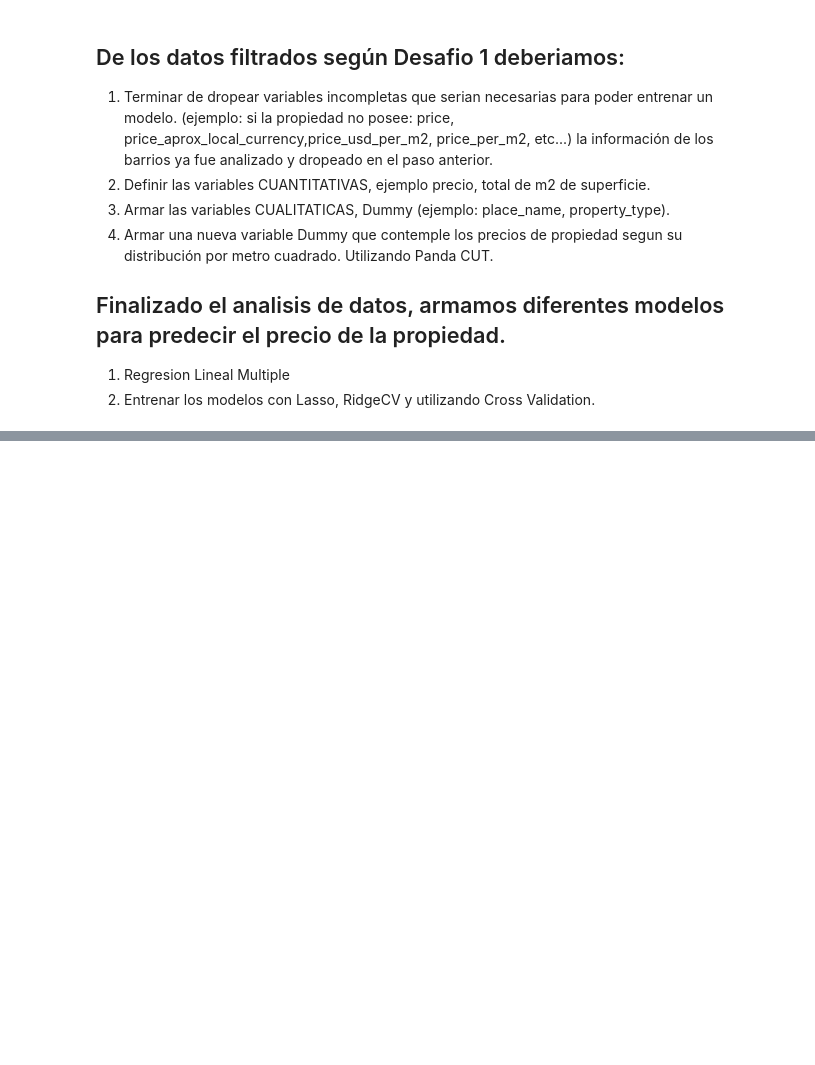
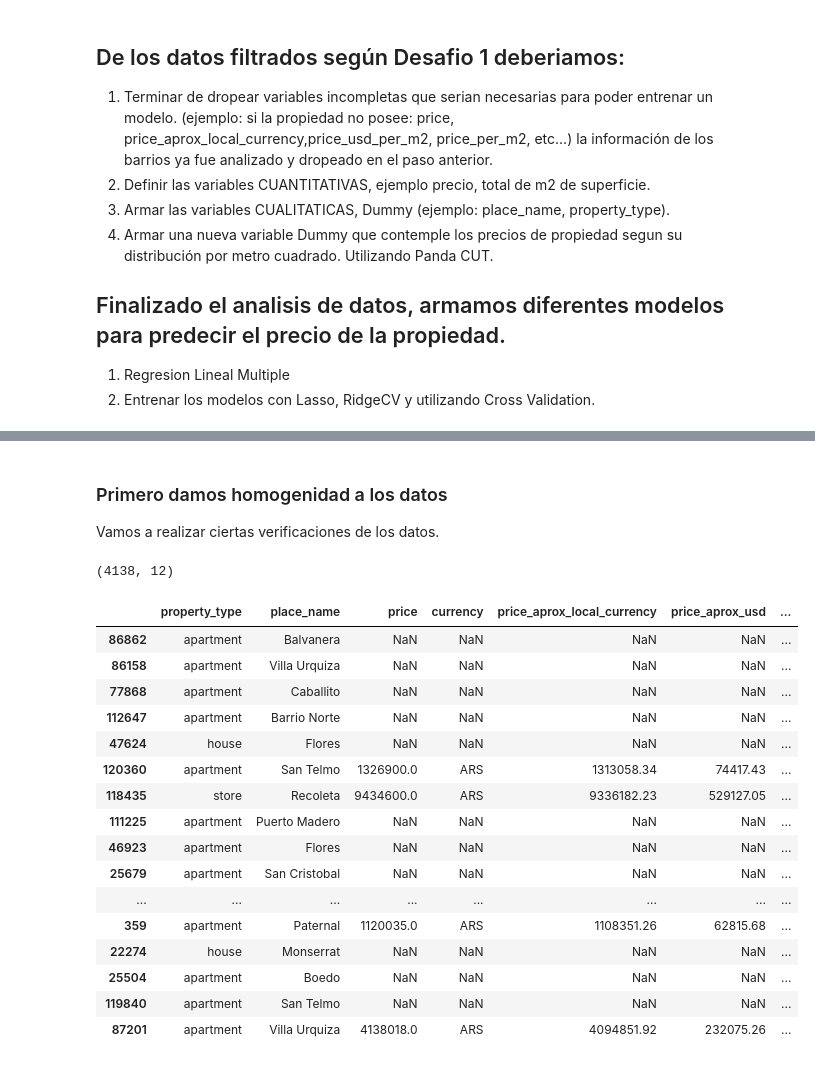
Before and after one commit to nachommm/Desafio2, a Jupyter notebook: desafio2-machine.learning.ipynb, the cells around one changed output, grey strips where cells are left out. Cells and saved outputs as stored; diff of their text form; code cells hidden in the pictures; blank space fills up the shorter version.

Commit message:
Fix Datos

```diff
--- a/desafio2-machine.learning.ipynb
+++ b/desafio2-machine.learning.ipynb
@@ -157,0 +161,38 @@ data_caba.head()
+# %% [markdown]
+### Primero damos homogenidad a los datos
+
+Vamos a realizar ciertas verificaciones de los datos.
+# %%
+# 1. Verificamos que el price y el price_aprox_usd sean los mismos, y luego si fuera así dropeamos el price_aprox_usd
+
+mask_price_validation = data_caba.price != data_caba.price_aprox_usd
+
+display(data_caba.loc[mask_price_validation, :].shape)
+
+# Detectamos que hay 4138 propiedades donde los valores son diferentes? pero estan en Pesos o son NaN?
+
+display(data_caba.loc[mask_price_validation, :].sample(20))
+
+# Detectamos que tenemos los dos casos, donde los precios son NaN y donde la moneda está en ARS (lo cual no estaría mal)
+# En el caso de ARS, vemos que el valor de price toma el de la moneda local ~ Por lo que podriamos llegar a eliminar price, currency y price_aprox_local_currency
+
+# Para los valores de NaN tendriamos que tomar la decisión si los dropeamos o tratamos de calcular un precio promedio en base a la cantidad de metros cuadrados. Podemos hacerlo en base al calculo que realizamos en el Desafio 1 ??
+# %% [output]
+(4138, 12)
+|  | property_type | place_name | price | currency | price_aprox_local_currency | price_aprox_usd | ... |
+| 86862 | apartment | Balvanera | NaN | NaN | NaN | NaN | ... |
+| 86158 | apartment | Villa Urquiza | NaN | NaN | NaN | NaN | ... |
+| 77868 | apartment | Caballito | NaN | NaN | NaN | NaN | ... |
+| 112647 | apartment | Barrio Norte | NaN | NaN | NaN | NaN | ... |
+| 47624 | house | Flores | NaN | NaN | NaN | NaN | ... |
+| 120360 | apartment | San Telmo | 1326900.0 | ARS | 1313058.34 | 74417.43 | ... |
+| 118435 | store | Recoleta | 9434600.0 | ARS | 9336182.23 | 529127.05 | ... |
+| 111225 | apartment | Puerto Madero | NaN | NaN | NaN | NaN | ... |
+| 46923 | apartment | Flores | NaN | NaN | NaN | NaN | ... |
+| 25679 | apartment | San Cristobal | NaN | NaN | NaN | NaN | ... |
+| ... | ... | ... | ... | ... | ... | ... | ... |
+| 359 | apartment | Paternal | 1120035.0 | ARS | 1108351.26 | 62815.68 | ... |
+| 22274 | house | Monserrat | NaN | NaN | NaN | NaN | ... |
+| 25504 | apartment | Boedo | NaN | NaN | NaN | NaN | ... |
+| 119840 | apartment | San Telmo | NaN | NaN | NaN | NaN | ... |
+| 87201 | apartment | Villa Urquiza | 4138018.0 | ARS | 4094851.92 | 232075.26 | ... |
```
Also changed, not shown: parts of 4 cells of this notebook.
